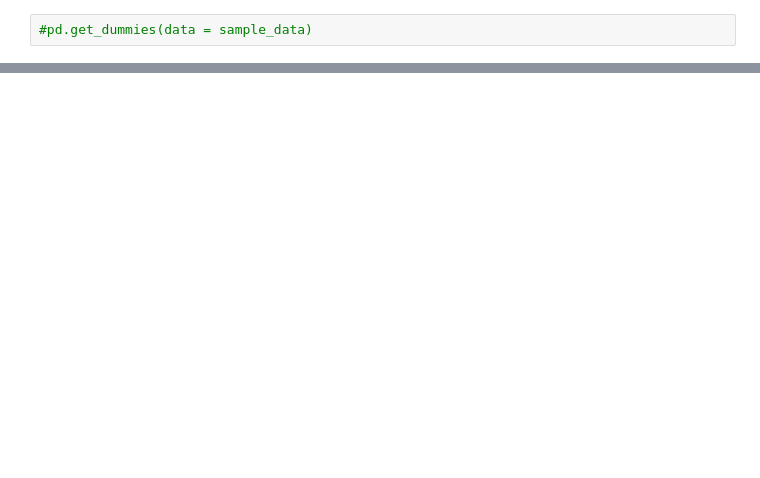
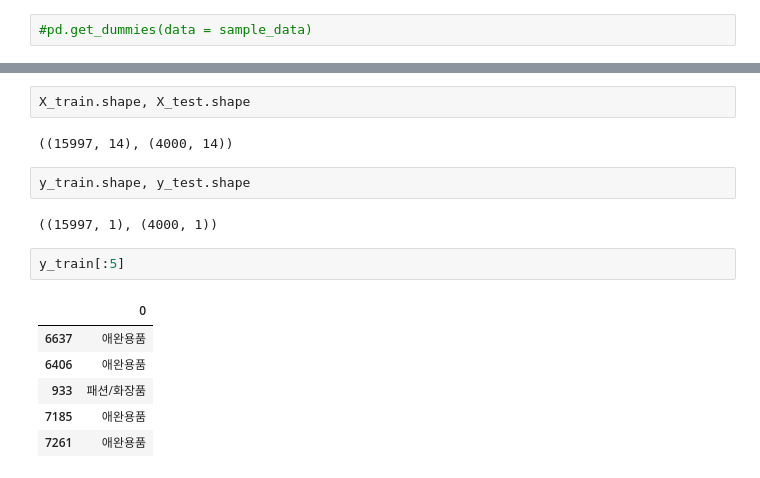
Before and after one commit to Shin-Sangseok/ShoppingMallAdd, a Jupyter notebook: Shop.ipynb, the cells around one changed output, grey strips where cells are left out. Cells and saved outputs as stored; diff of their text form; blank space fills up the shorter version.

```diff
--- a/Shop.ipynb
+++ b/Shop.ipynb
@@ -147,0 +221,17 @@ DecisionTreeClassifier(random_state=156)
+# %%
+X_train.shape, X_test.shape
+# %% [output]
+((15997, 14), (4000, 14))
+# %%
+y_train.shape, y_test.shape
+# %% [output]
+((15997, 1), (4000, 1))
+# %%
+y_train[:5]
+# %% [output]
+|  | 0 |
+| 6637 | 애완용품 |
+| 6406 | 애완용품 |
+| 933 | 패션/화장품 |
+| 7185 | 애완용품 |
+| 7261 | 애완용품 |
```
Also changed, not shown: parts of 15 cells of this notebook.
